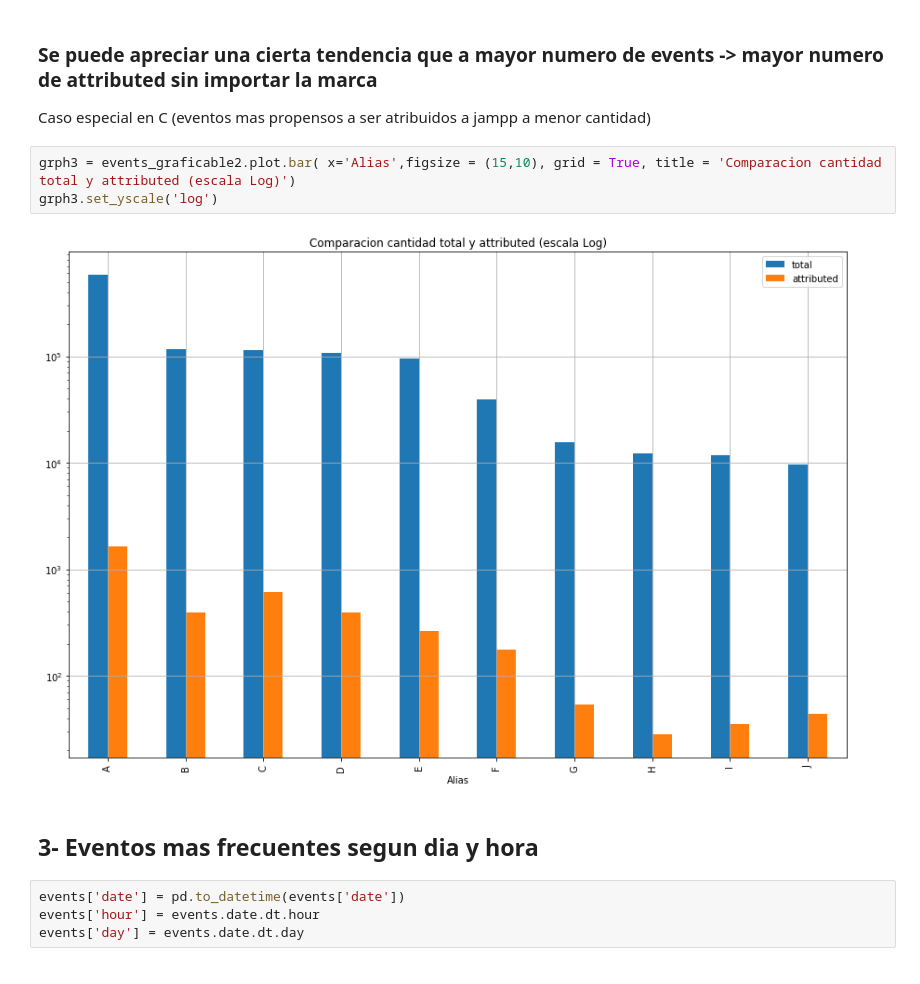
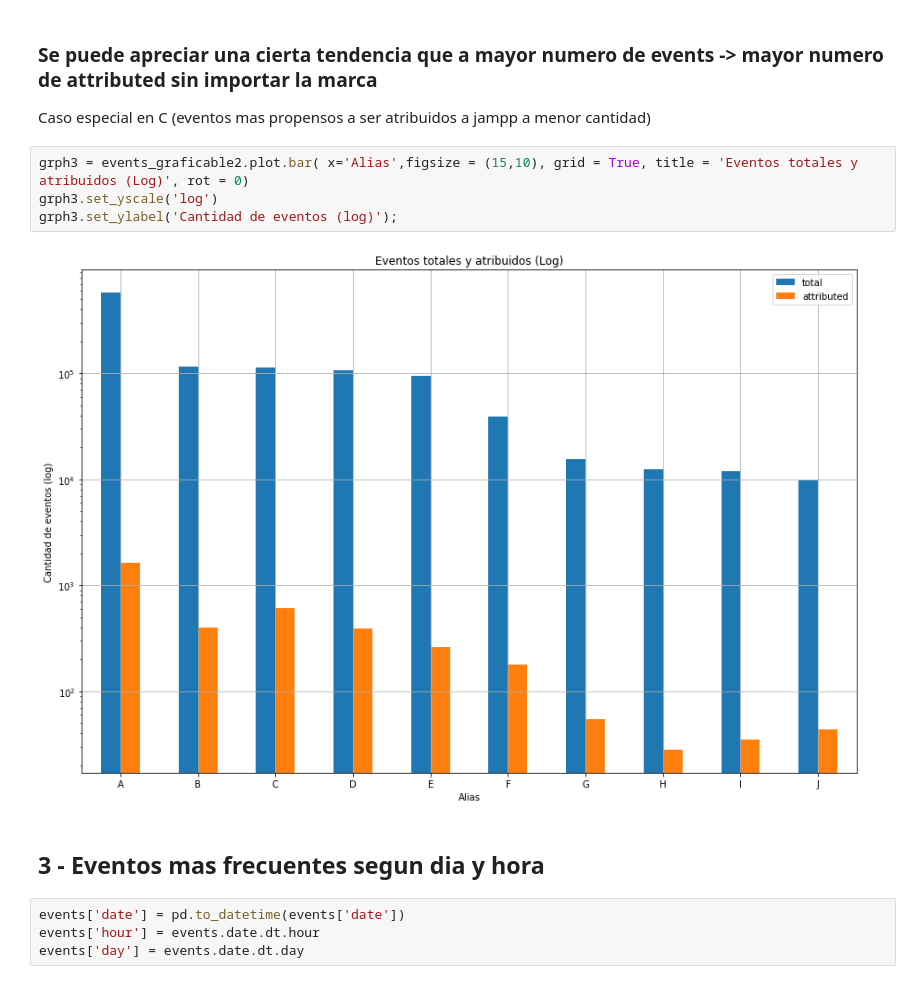
Before and after one commit to sberoch/Datos, a Jupyter notebook: events.ipynb, the cells around one changed output. Drawn from its saved outputs; the diff is of its cells as text.

```diff
--- a/events.ipynb
+++ b/events.ipynb
@@ -108,12 +110,13 @@ J = 1.083369e+18
 ### Se puede apreciar una cierta tendencia que a mayor numero de events -> mayor numero de attributed sin importar la marca
 Caso especial en C (eventos mas propensos a ser atribuidos a jampp a menor cantidad)
 # %%
-grph3 = events_graficable2.plot.bar( x='Alias',figsize = (15,10), grid = True, title = 'Comparacion cantidad total y attributed (escala Log)')
+grph3 = events_graficable2.plot.bar( x='Alias',figsize = (15,10), grid = True, title = 'Eventos totales y atribuidos (Log)', rot = 0)
 grph3.set_yscale('log')
+grph3.set_ylabel('Cantidad de eventos (log)');
 # %% [output]
-[figure, old version]
+[figure, new version]
 # %% [markdown]
-## 3- Eventos mas frecuentes segun dia y hora
+## 3 - Eventos mas frecuentes segun dia y hora
 # %%
 events['date'] = pd.to_datetime(events['date'])
 events['hour'] = events.date.dt.hour
```
Also changed, not shown: parts of 19 cells of this notebook.
